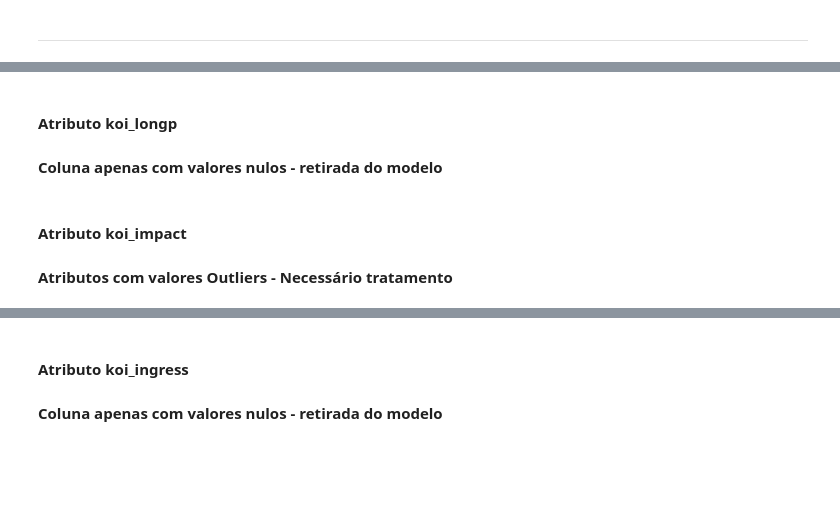
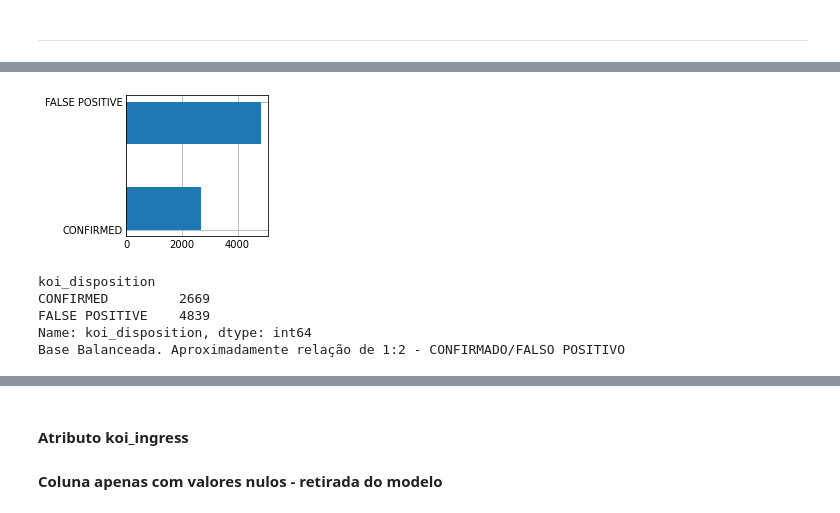
Before and after one commit to diogopena/exoplanet_classification_ml_model, a Jupyter notebook: exoplanet-ml-model-pt-br.ipynb, the cells around one changed output, grey strips where cells are left out. Drawn from its saved outputs; the diff is of its cells as text; code cells hidden in the pictures; blank space fills up the shorter version.

Commit message:
Kaggle Notebook | exoplanet_ml_model[PT-BR] | Version 10

```diff
--- a/exoplanet-ml-model-pt-br.ipynb
+++ b/exoplanet-ml-model-pt-br.ipynb
@@ -209,7 +207,0 @@ df_exoplanets = df_exoplanets_data.loc[df_exoplanets_data['koi_disposition']!='C
-# %%
-df_exoplanets = df_exoplanets.drop(['rowid',
-                                    'kepid',
-                                    'kepoi_name',
-                                    'kepler_name',
-                                    'koi_score'
-                                    ],axis=1)
@@ -224,12 +207,0 @@ df_exoplanets.isna().any()
-# %%
-print(df_exoplanets.koi_eccen.describe())
-df_exoplanets = df_exoplanets.drop(['koi_eccen'],axis=1)
-# %% [markdown]
-#### Atributo koi_longp
-#### Coluna apenas com valores nulos - retirada do modelo
-# %%
-print(df_exoplanets.koi_longp.describe())
-df_exoplanets = df_exoplanets.drop(['koi_longp'],axis=1)
-# %% [markdown]
-#### Atributo koi_impact
-#### Atributos com valores Outliers - Necessário tratamento
@@ -240,0 +208,15 @@ df_exoplanets.koi_impact.isna().any()
+# %%
+#Avaliando o balanceamento da base de dados
+#df_exoplanets.hist(df_exoplanets['koi_disposition'])
+plt.style.use('_mpl-gallery')
+df_exoplanets.koi_disposition.hist(bins=3, orientation = 'horizontal')
+plt.show()
+print(df_exoplanets.groupby('koi_disposition')['koi_disposition'].count())
+print('Base Balanceada. Aproximadamente relação de 1:2 - CONFIRMADO/FALSO POSITIVO')
+# %% [output]
+[figure, added]
+koi_disposition
+CONFIRMED         2669
+FALSE POSITIVE    4839
+Name: koi_disposition, dtype: int64
+Base Balanceada. Aproximadamente relação de 1:2 - CONFIRMADO/FALSO POSITIVO
```
Also changed, not shown: parts of 14 cells of this notebook.
